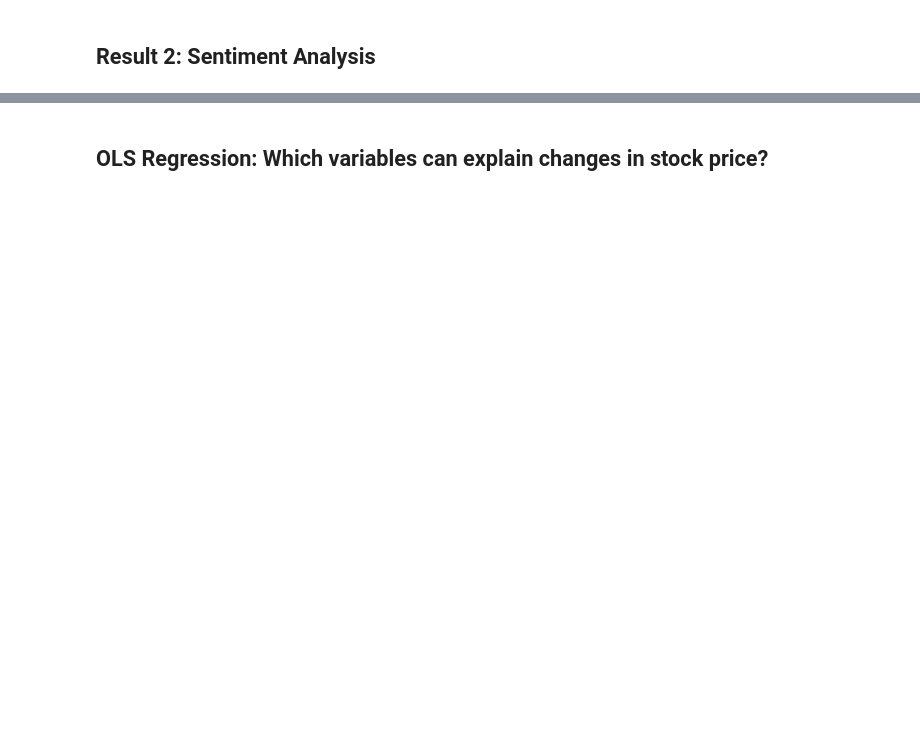
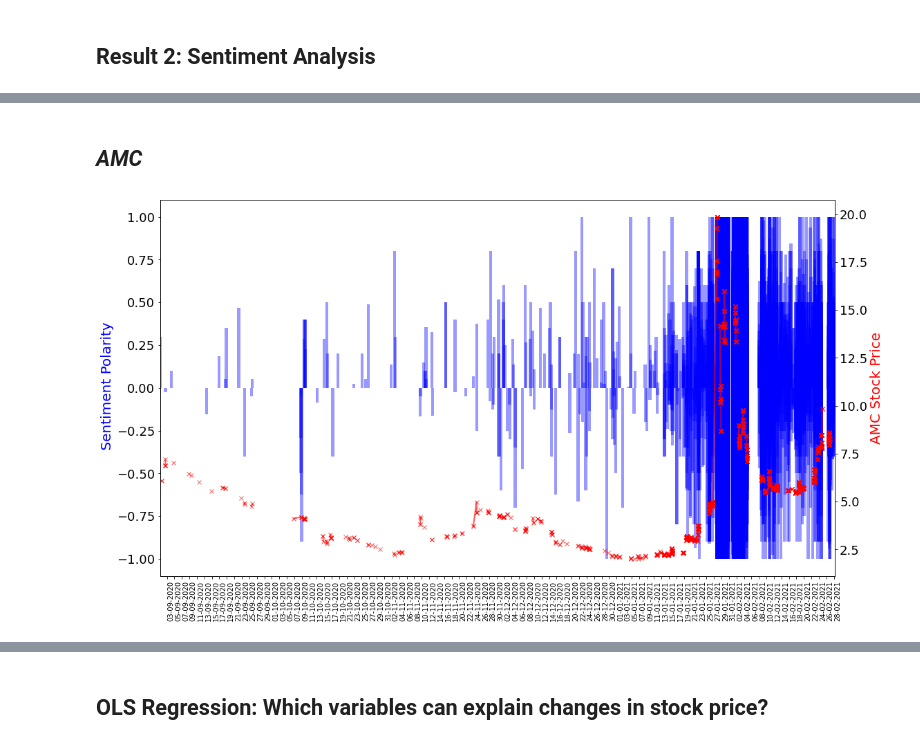
Before and after one commit to segsell/machine_learning_project, a Jupyter notebook: src/analysis_notebook.ipynb, the cells around one changed output, grey strips where cells are left out. Cells and saved outputs as stored; diff of their text form; code cells hidden in the pictures; blank space fills up the shorter version.

```diff
--- a/src/analysis_notebook.ipynb
+++ b/src/analysis_notebook.ipynb
@@ -67,0 +136,14 @@ plot(
+# %% [markdown]
+## *AMC*
+# %%
+plot(
+    amc_sentiment_hourly,
+    date_col="date_hour",
+    count_col="sentiment_polarity",
+    y_label=" Sentiment Polarity",
+    stock_price_col="high",
+    stock_name="AMC",
+    save_as="plots/sentiment_polarity_amc_with_stock_price.png",
+)
+# %% [output]
+[figure, added]
```
Also changed, not shown: parts of 25 cells of this notebook.
